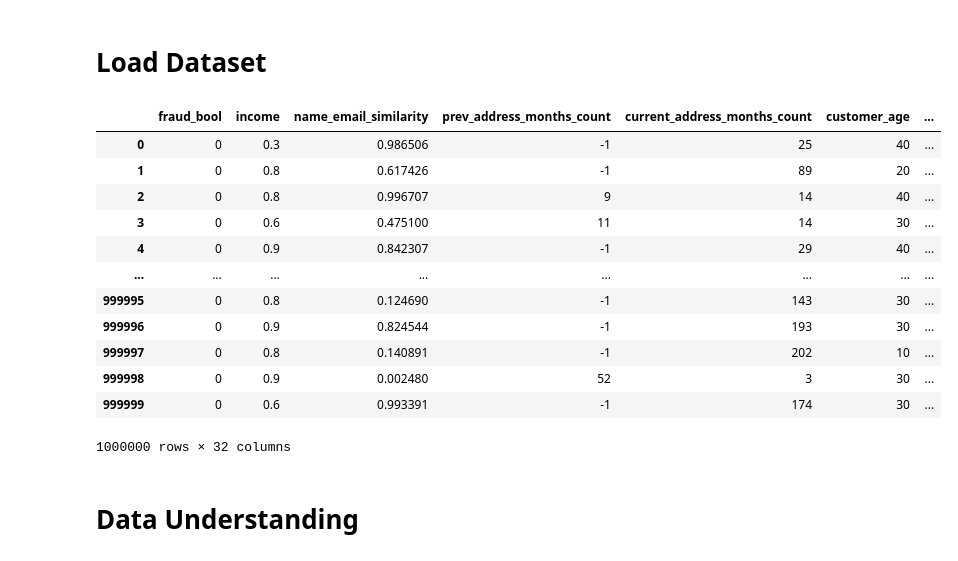
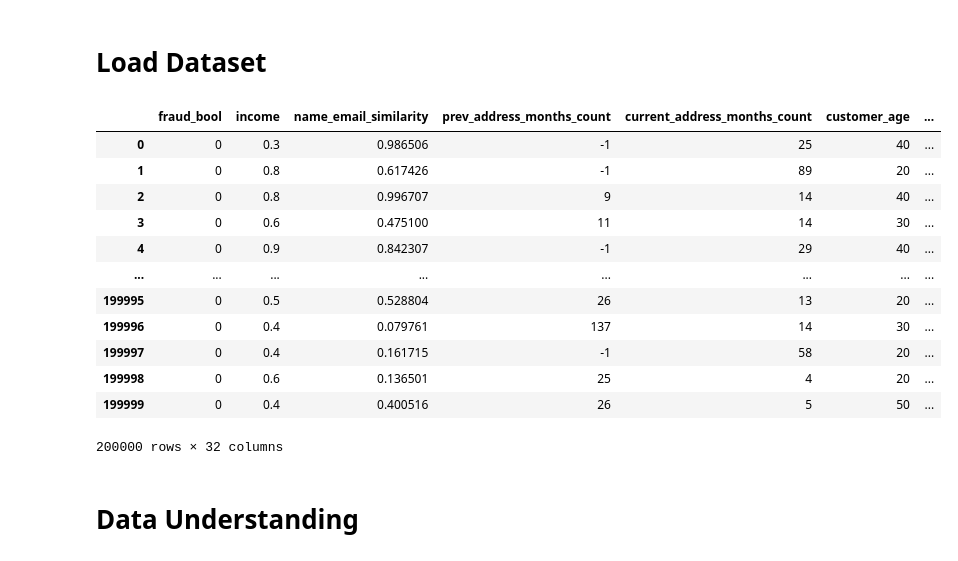
Before and after one commit to hendrimardani/bank_account_fraud_detection, a Jupyter notebook: notebook.ipynb, the cells around one changed output. Drawn from its saved outputs; the diff is of its cells as text; code cells hidden in the pictures.

Commit message:
Kaggle Notebook | Lomba Paper 2025 | Version 1

```diff
--- a/notebook.ipynb
+++ b/notebook.ipynb
@@ -76,22 +76,22 @@ sns.set()
 # %% [markdown]
 # Load Dataset
 # %%
-data = pd.read_csv("/kaggle/input/bank-account-fraud-dataset-neurips-2022/Base.csv")
+data = pd.read_csv("/kaggle/input/bank-account-fraud-dataset-neurips-2022/Base.csv", nrows=200_000)
 data
 # %% [output]
 |  | fraud_bool | income | name_email_similarity | prev_address_months_count | current_address_months_count | customer_age | ... |
 | 0 | 0 | 0.3 | 0.986506 | -1 | 25 | 40 | ... |
 | 1 | 0 | 0.8 | 0.617426 | -1 | 89 | 20 | ... |
 | 2 | 0 | 0.8 | 0.996707 | 9 | 14 | 40 | ... |
 | 3 | 0 | 0.6 | 0.475100 | 11 | 14 | 30 | ... |
 | 4 | 0 | 0.9 | 0.842307 | -1 | 29 | 40 | ... |
 | ... | ... | ... | ... | ... | ... | ... | ... |
-| 999995 | 0 | 0.8 | 0.124690 | -1 | 143 | 30 | ... |
-| 999996 | 0 | 0.9 | 0.824544 | -1 | 193 | 30 | ... |
-| 999997 | 0 | 0.8 | 0.140891 | -1 | 202 | 10 | ... |
-| 999998 | 0 | 0.9 | 0.002480 | 52 | 3 | 30 | ... |
-| 999999 | 0 | 0.6 | 0.993391 | -1 | 174 | 30 | ... |
+| 199995 | 0 | 0.5 | 0.528804 | 26 | 13 | 20 | ... |
+| 199996 | 0 | 0.4 | 0.079761 | 137 | 14 | 30 | ... |
+| 199997 | 0 | 0.4 | 0.161715 | -1 | 58 | 20 | ... |
+| 199998 | 0 | 0.6 | 0.136501 | 25 | 4 | 20 | ... |
+| 199999 | 0 | 0.4 | 0.400516 | 26 | 5 | 50 | ... |
-1000000 rows × 32 columns
+200000 rows × 32 columns
 # %% [markdown]
 # Data Understanding
 # %%
```
Also changed, not shown: parts of 8 cells of this notebook.
